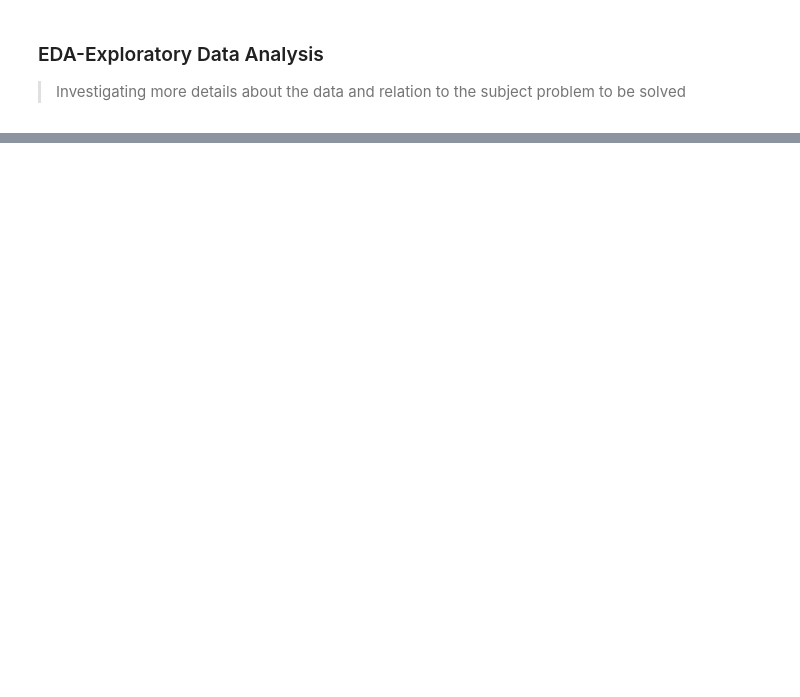
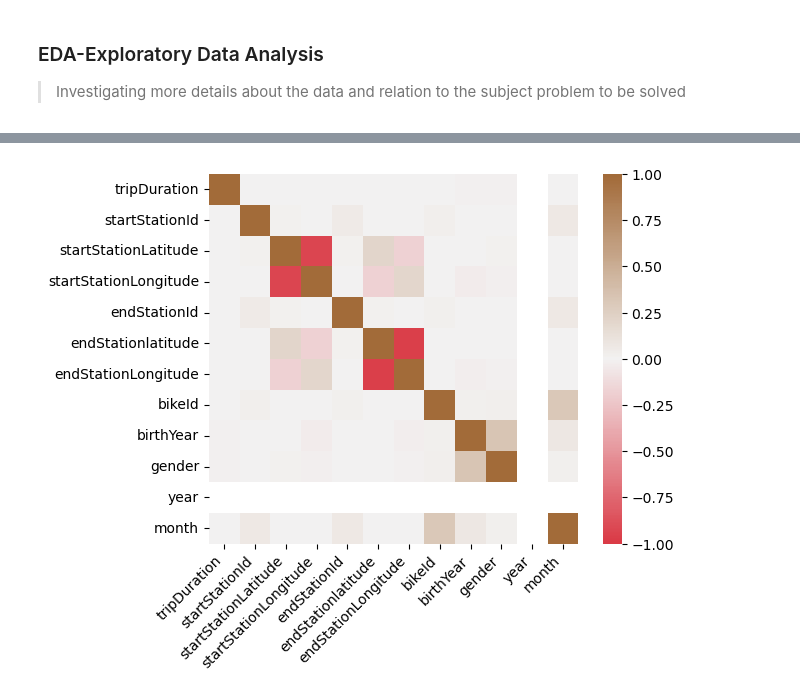
Before and after one commit to simononen/ML_bike_sharing, a Jupyter notebook: EDA_analysis.ipynb, the cells around one changed output, grey strips where cells are left out. Cells and saved outputs as stored; diff of their text form; code cells hidden in the pictures; blank space fills up the shorter version.

```diff
--- a/EDA_analysis.ipynb
+++ b/EDA_analysis.ipynb
@@ -184,0 +316,5 @@ df.shape
+# %%
+# find the weekday of the date
+
+bike_data['dayName'] = bike_data['startDate'].dt.day_name()
+bike_data['dayName'].unique()
@@ -184,0 +324,5 @@ df.shape
+# %%
+# changing day_name to  categorical dtype
+
+bike_data['dayName']= bike_data.dayName.astype('category')
+bike_data.info()
@@ -184,0 +347,5 @@ df.shape
+# %%
+bike_data['year'] = pd.DatetimeIndex(bike_data['startDate']).year
+bike_data['month'] = pd.DatetimeIndex(bike_data['startDate']).month
+
+bike_data.info()
@@ -184,0 +379,5 @@ df.shape
+# %%
+
+# sort the dataframe by ascending using start date
+
+bike_data.sort_values(by=['startTime'], inplace= True, ascending= True)
@@ -297,0 +516,15 @@ plt.show()
+# %%
+corr_bike_df1 = bike_data.corr()
+ax = sns.heatmap(
+    corr_bike_df1,
+    vmin=-1, vmax=1, center=0,
+    cmap=sns.diverging_palette(10, 400, n=500),
+    square=True
+)
+ax.set_xticklabels(
+    ax.get_xticklabels(),
+    rotation=45,
+    horizontalalignment='right'
+);
+# %% [output]
+[figure, added]
```
Also changed, not shown: parts of 114 cells of this notebook.
